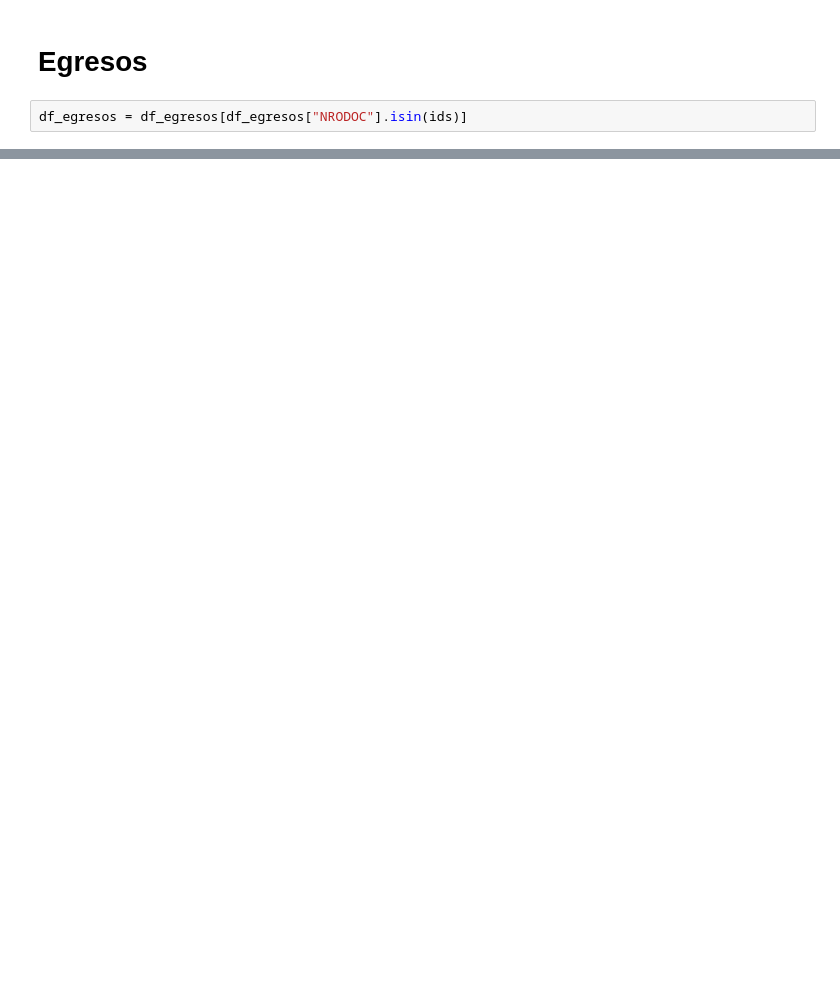
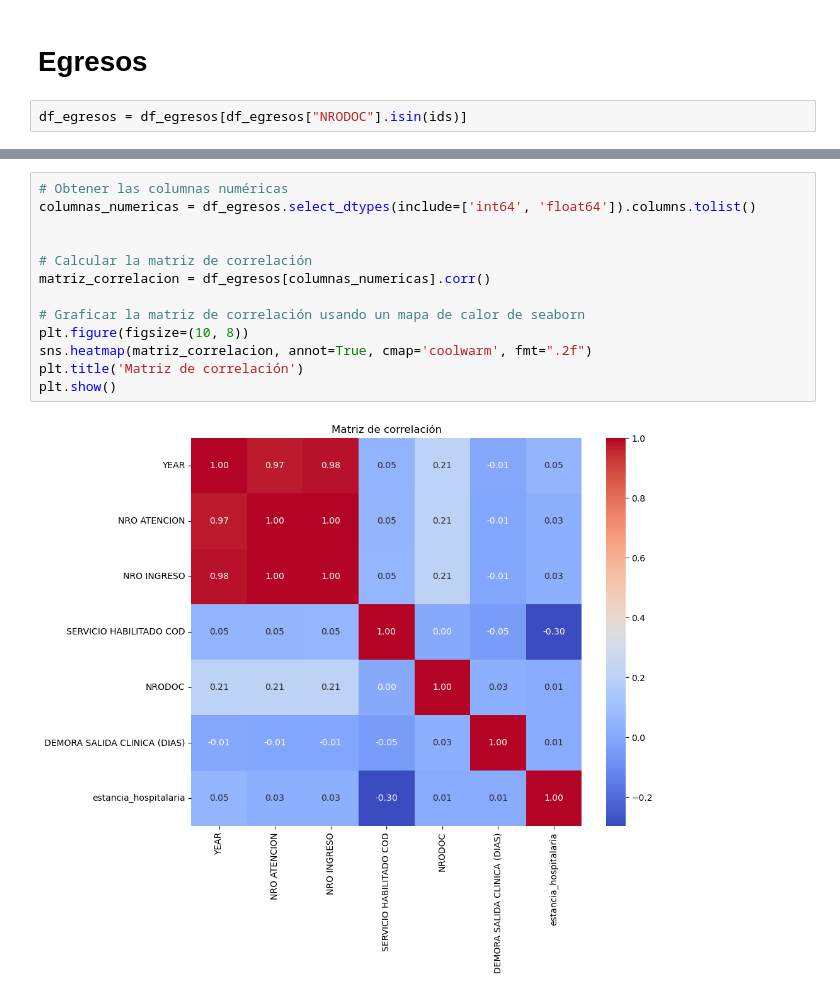
Before and after one commit to alejoarango8/health, a Jupyter notebook: Untitled.ipynb, the cells around one changed output, grey strips where cells are left out. Drawn from its saved outputs; the diff is of its cells as text; blank space fills up the shorter version.

```diff
--- a/Untitled.ipynb
+++ b/Untitled.ipynb
@@ -381,0 +399,15 @@ Name: CAUSA BASICA MUERTE, Length: 6376, dtype: object
+# %%
+# Obtener las columnas numéricas
+columnas_numericas = df_egresos.select_dtypes(include=['int64', 'float64']).columns.tolist()
+
+
+# Calcular la matriz de correlación
+matriz_correlacion = df_egresos[columnas_numericas].corr()
+
+# Graficar la matriz de correlación usando un mapa de calor de seaborn
+plt.figure(figsize=(10, 8))
+sns.heatmap(matriz_correlacion, annot=True, cmap='coolwarm', fmt=".2f")
+plt.title('Matriz de correlación')
+plt.show()
+# %% [output]
+[figure, added]
```
Also changed, not shown: parts of 27 cells of this notebook.
